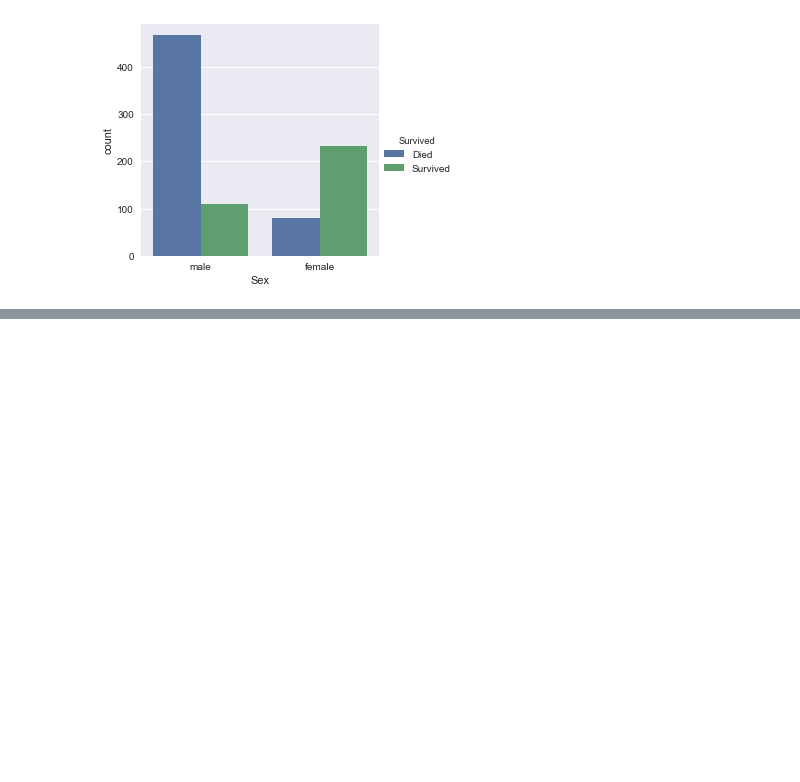
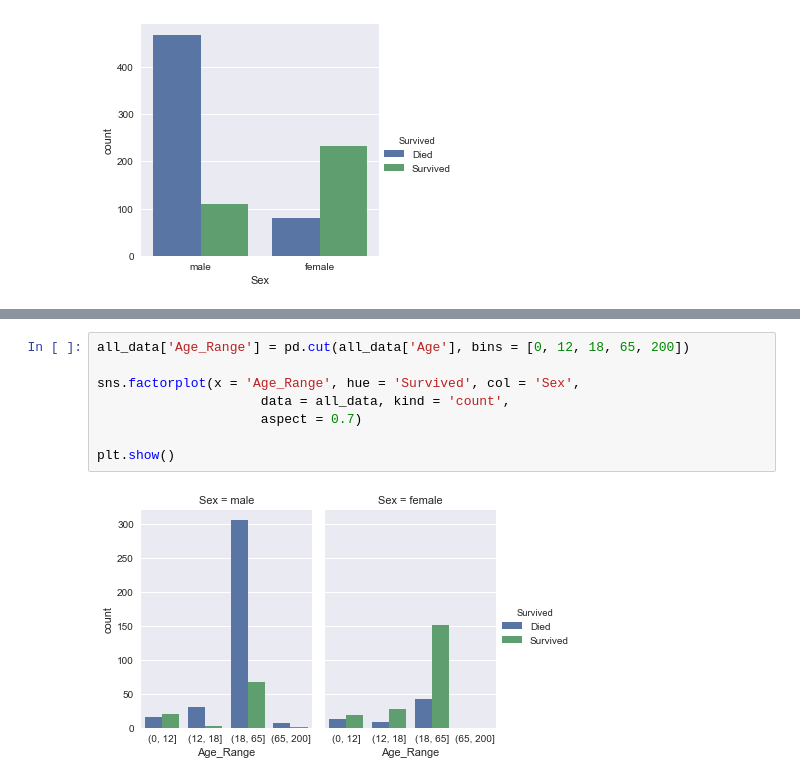
Before and after one commit to marmeladof/TitanicPython, a Jupyter notebook: Kaggle Titanic Competition in Python.ipynb, the cells around one changed output, grey strips where cells are left out. Drawn from its saved outputs; the diff is of its cells as text; blank space fills up the shorter version.

```diff
--- a/Kaggle Titanic Competition in Python.ipynb
+++ b/Kaggle Titanic Competition in Python.ipynb
@@ -103,0 +150,10 @@ Next, based on
+# %%
+all_data['Age_Range'] = pd.cut(all_data['Age'], bins = [0, 12, 18, 65, 200])
+
+sns.factorplot(x = 'Age_Range', hue = 'Survived', col = 'Sex',
+                     data = all_data, kind = 'count',
+                     aspect = 0.7)
+
+plt.show()
+# %% [output]
+[figure, added]
```
Also changed, not shown: parts of 15 cells of this notebook, 1 other file.
